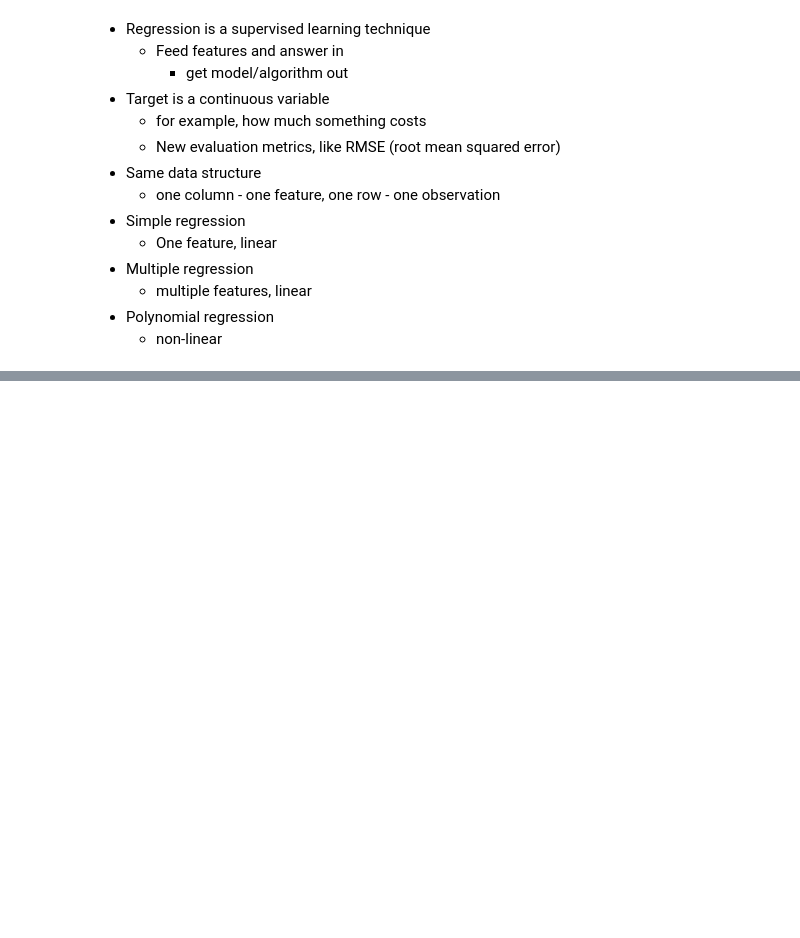
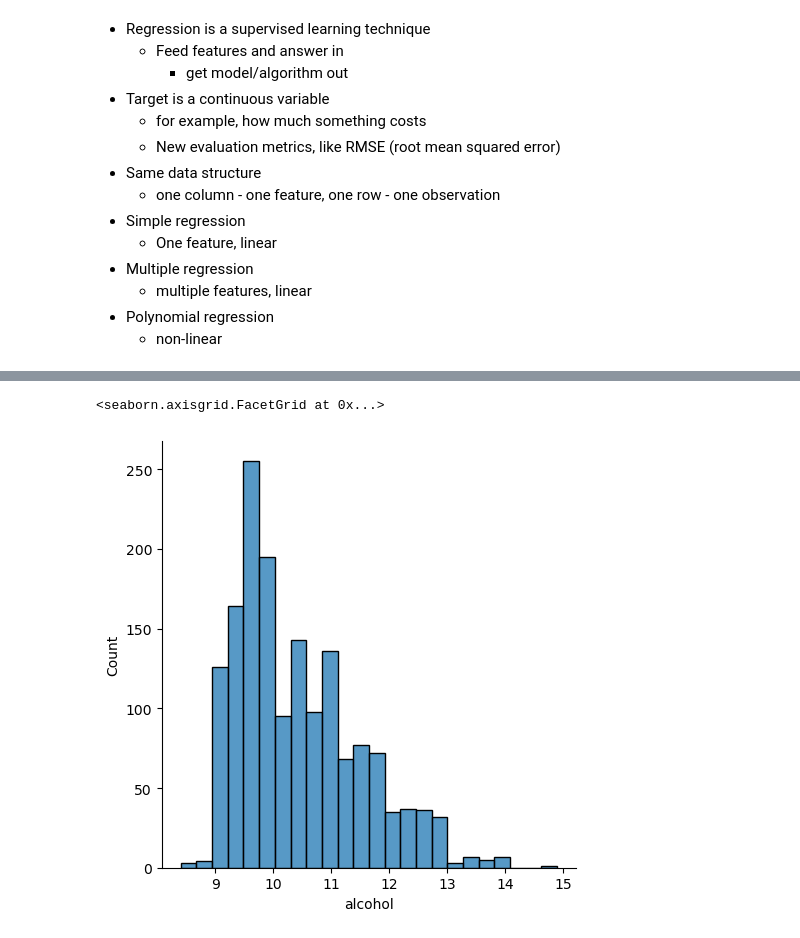
Before and after one commit to shawn-brown12/regression, a Jupyter notebook: regression_notes.ipynb, the cells around one changed output, grey strips where cells are left out. Drawn from its saved outputs; the diff is of its cells as text; code cells hidden in the pictures; blank space fills up the shorter version.

```diff
--- a/regression_notes.ipynb
+++ b/regression_notes.ipynb
@@ -78,0 +153,5 @@
+# %%
+sns.displot(df['alcohol'])
+# %% [output]
+<seaborn.axisgrid.FacetGrid at 0x...>
+[figure, added]
```
Also changed, not shown: parts of 14 cells of this notebook, 5 other files.
